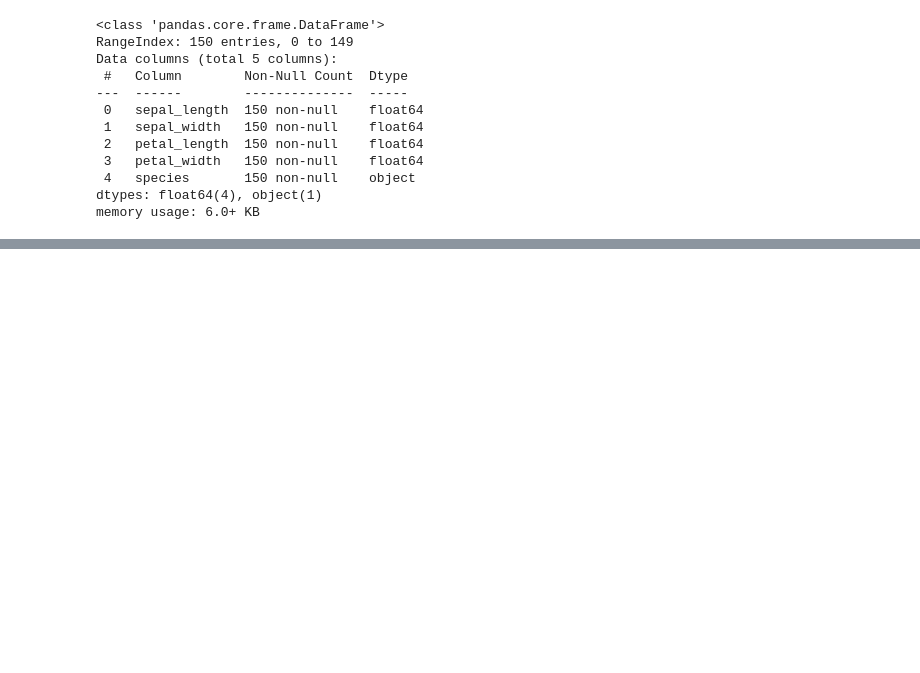
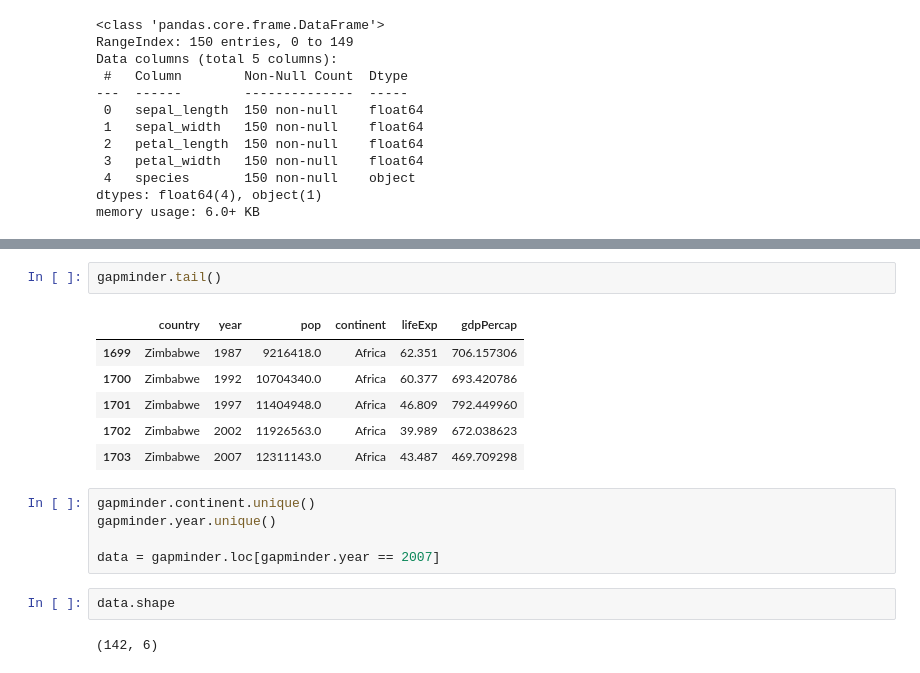
Before and after one commit to xexnvn/iris, a Jupyter notebook: iris.ipynb, the cells around one changed output, grey strips where cells are left out. Cells and saved outputs as stored; diff of their text form; blank space fills up the shorter version.

```diff
--- a/iris.ipynb
+++ b/iris.ipynb
@@ -58,0 +101,18 @@ sns.regplot(x = df["sepal_length"],
+# %%
+gapminder.tail()
+# %% [output]
+|  | country | year | pop | continent | lifeExp | gdpPercap |
+| 1699 | Zimbabwe | 1987 | 9216418.0 | Africa | 62.351 | 706.157306 |
+| 1700 | Zimbabwe | 1992 | 10704340.0 | Africa | 60.377 | 693.420786 |
+| 1701 | Zimbabwe | 1997 | 11404948.0 | Africa | 46.809 | 792.449960 |
+| 1702 | Zimbabwe | 2002 | 11926563.0 | Africa | 39.989 | 672.038623 |
+| 1703 | Zimbabwe | 2007 | 12311143.0 | Africa | 43.487 | 469.709298 |
+# %%
+gapminder.continent.unique()
+gapminder.year.unique()
+
+data = gapminder.loc[gapminder.year == 2007]
+# %%
+data.shape
+# %% [output]
+(142, 6)
```
Also changed, not shown: parts of 18 cells of this notebook.
